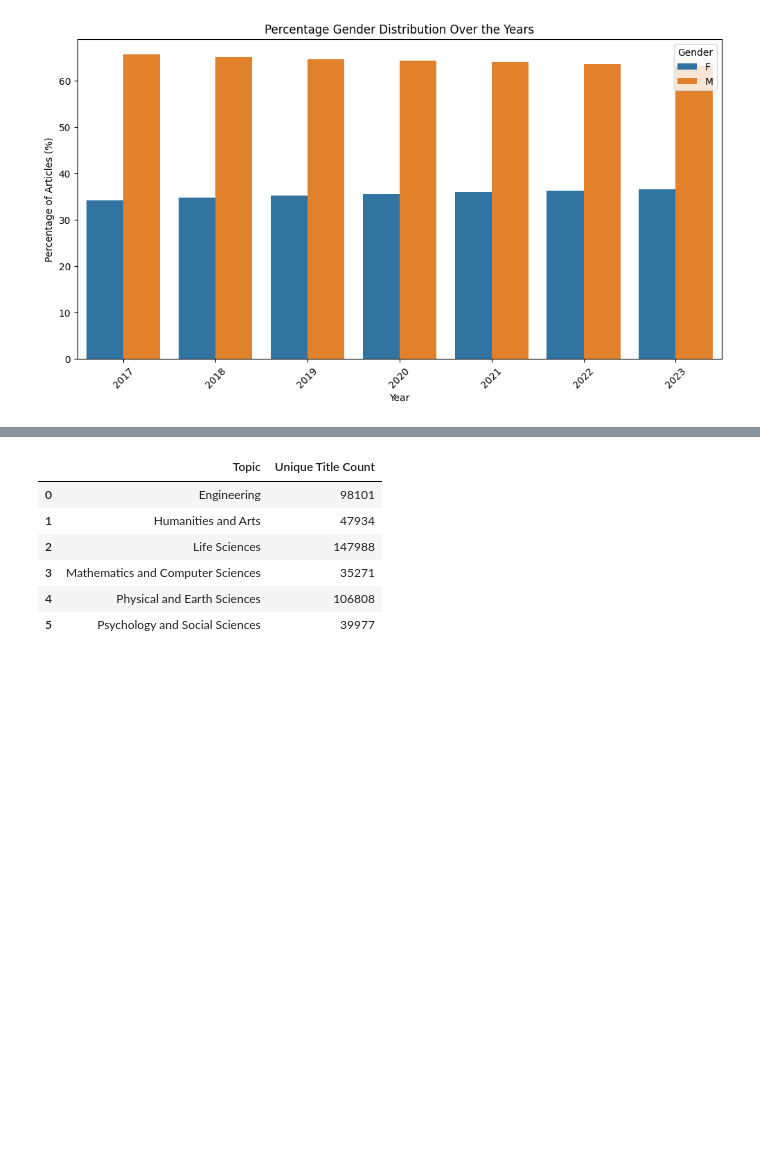
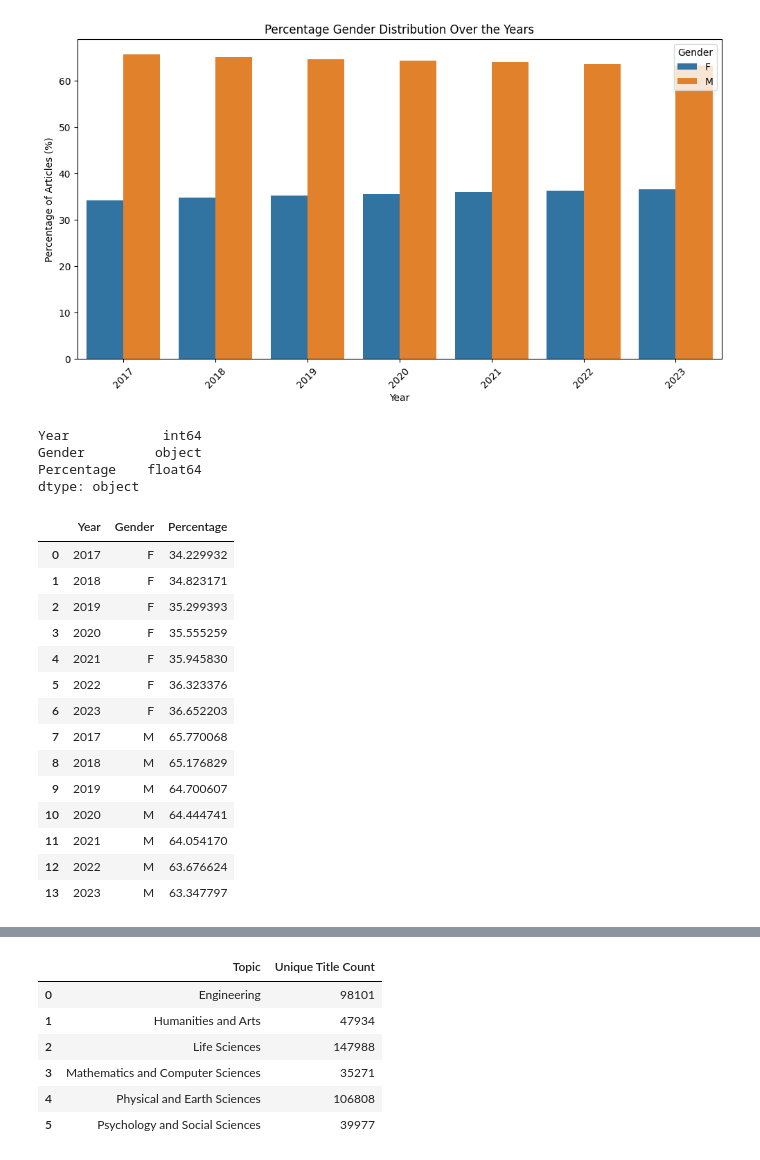
Before and after one commit to raagpatel1/SMU_MSDS_Capstone, a Jupyter notebook: analysis_raag.ipynb, the cells around one changed output, grey strips where cells are left out. Cells and saved outputs as stored; diff of their text form; code cells hidden in the pictures; blank space fills up the shorter version.

```diff
--- a/analysis_raag.ipynb
+++ b/analysis_raag.ipynb
@@ -225,6 +225,31 @@ topic_gender_distribution_percentage = topic_gender_distribution.divide(topic_ge
 
 topic_gender_distribution_percentage.reset_index(inplace=True)
 topic_gender_distribution_percentage = topic_gender_distribution_percentage.melt(id_vars='Topic', value_name='Percentage')
+# %%
+year_gender_distribution_percentage.dtypes
+# %% [output]
+Year            int64
+Gender         object
+Percentage    float64
+dtype: object
+# %%
+year_gender_distribution_percentage
+# %% [output]
+|  | Year | Gender | Percentage |
+| 0 | 2017 | F | 34.229932 |
+| 1 | 2018 | F | 34.823171 |
+| 2 | 2019 | F | 35.299393 |
+| 3 | 2020 | F | 35.555259 |
+| 4 | 2021 | F | 35.945830 |
+| 5 | 2022 | F | 36.323376 |
+| 6 | 2023 | F | 36.652203 |
+| 7 | 2017 | M | 65.770068 |
+| 8 | 2018 | M | 65.176829 |
+| 9 | 2019 | M | 64.700607 |
+| 10 | 2020 | M | 64.444741 |
+| 11 | 2021 | M | 64.054170 |
+| 12 | 2022 | M | 63.676624 |
+| 13 | 2023 | M | 63.347797 |
 # %%
 plt.figure(figsize=(8, 2))  # Smaller plot size
 
```
Also changed, not shown: parts of 9 cells of this notebook, 1 other file.
